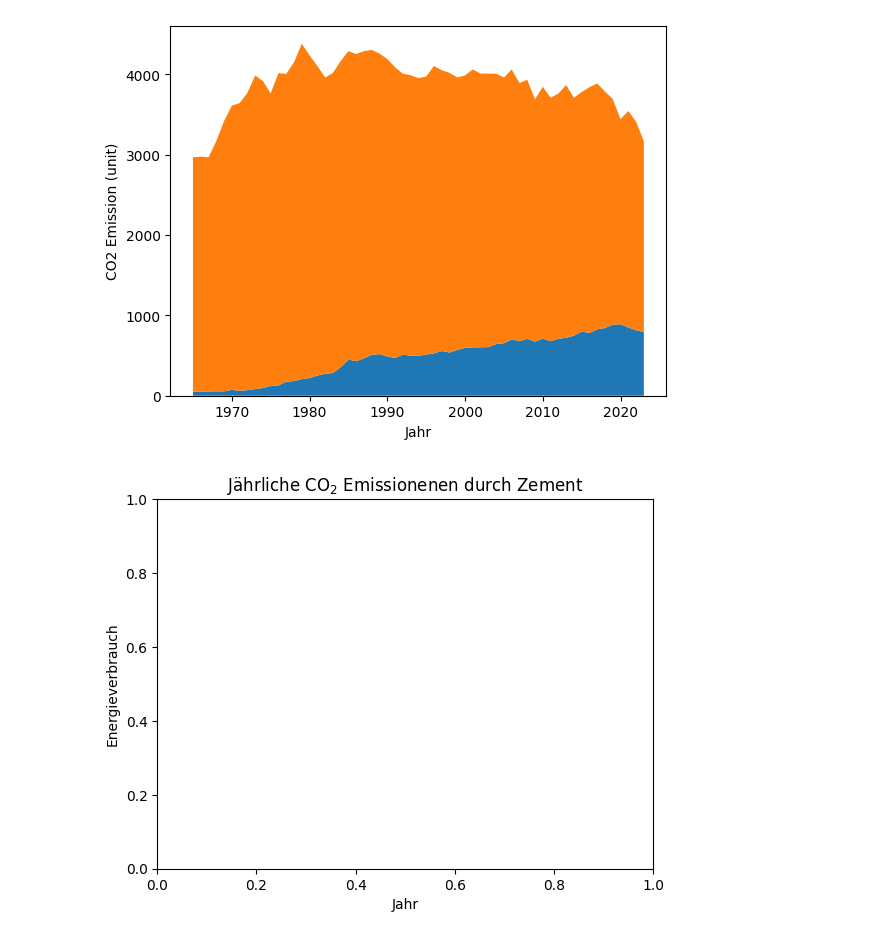
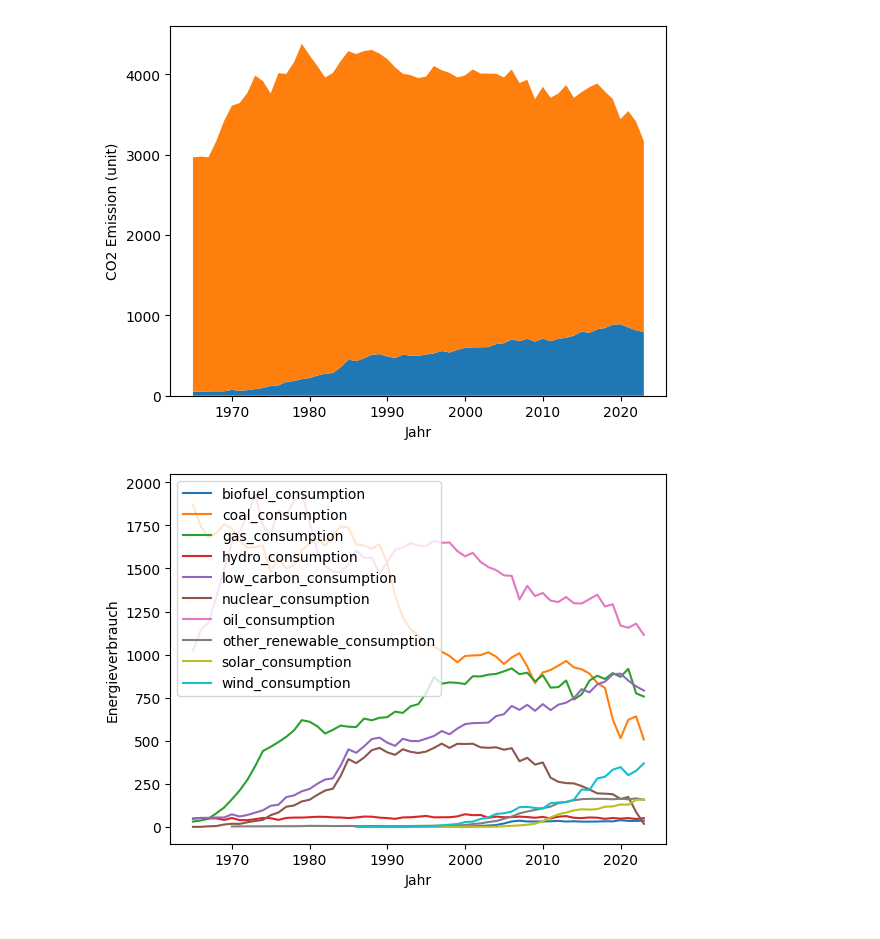
Before and after one commit to schlsimo/co2_case_study, a Jupyter notebook: code/analysis.ipynb, the cells around one changed output. Drawn from its saved outputs; the diff is of its cells as text; code cells hidden in the pictures.

Commit message:
rewrote line plots

```diff
--- a/code/analysis.ipynb
+++ b/code/analysis.ipynb
@@ -166,5 +162,5 @@ share_global_cumulative_cement_co2
 # %%
-energy_consumption_by_source = [col for col in energy_codebook_df.columns if "consumption" in col]
+energy_consumption_by_source = [col for col in germany_energy_df.columns if "consumption" in col]
 
 energy_consumption_totals = ["fossil_fuel_consumption","primary_energy_consumption", "renewables_consumption"]
 
@@ -217,9 +224,9 @@ plt.show()
 # %%
 for entry in energy_consumption_by_source:
     plt.plot(germany_energy_df["year"], germany_energy_df[entry], label=entry)
 plt.xlabel("Jahr")
 plt.ylabel("Energieverbrauch")
-plt.title("Jährliche CO$_2$ Emissionenen durch Zement")
+plt.legend()
 plt.show()
 # %% [output]
-[figure, old version]
+[figure, new version]
```
Also changed, not shown: parts of 5 cells of this notebook.
